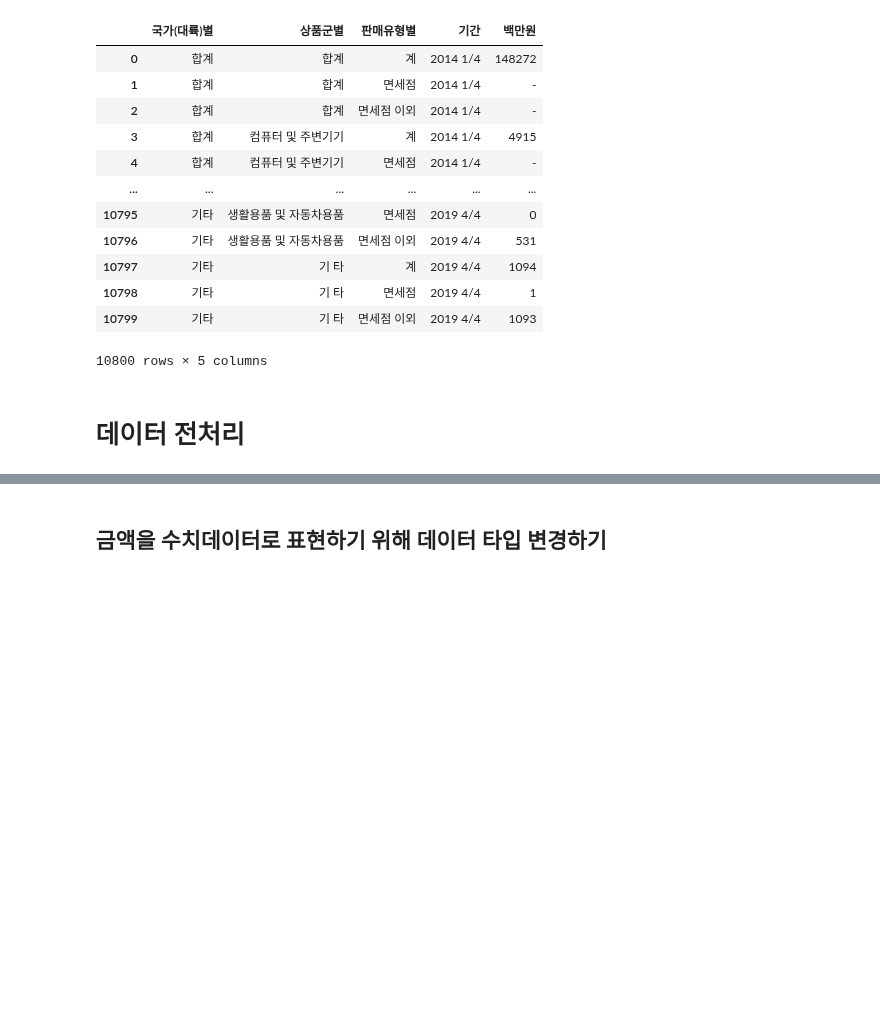
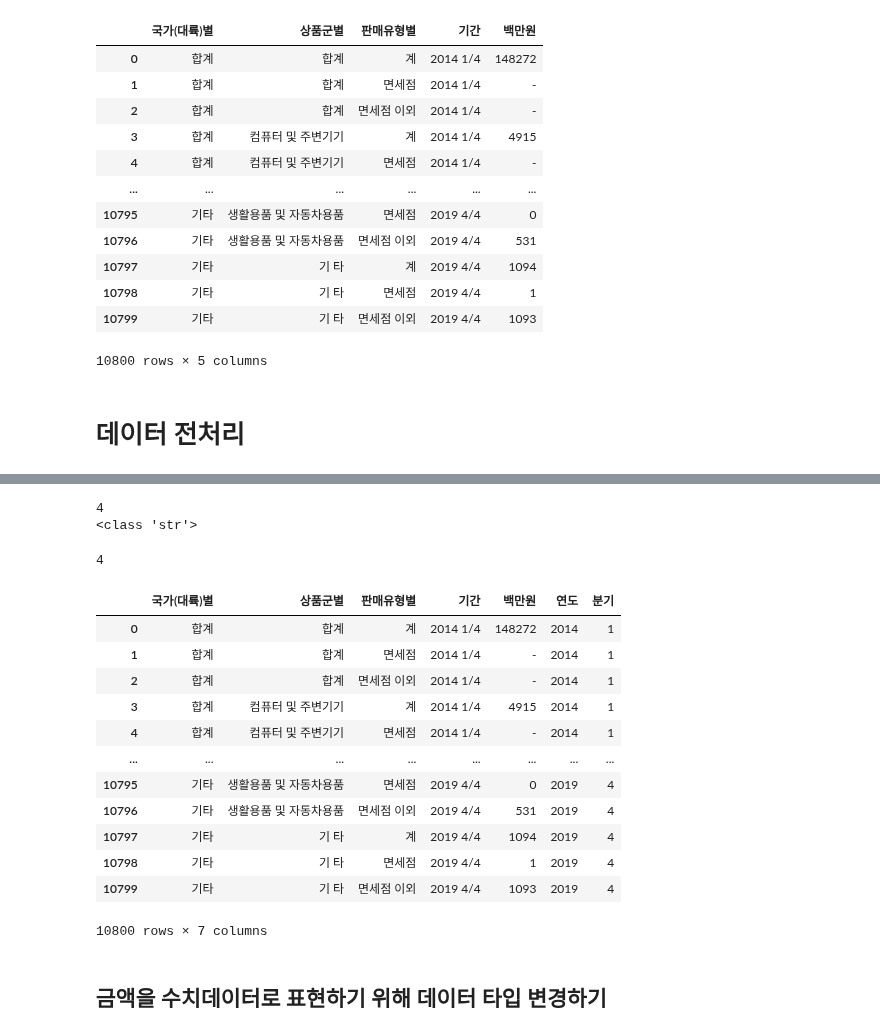
Before and after one commit to tree698/Data_Analysis, a Jupyter notebook: 3. K-beauty/K-beauty.ipynb, the cells around one changed output, grey strips where cells are left out. Cells and saved outputs as stored; diff of their text form; code cells hidden in the pictures; blank space fills up the shorter version.

```diff
--- a/3. K-beauty/K-beauty.ipynb
+++ b/3. K-beauty/K-beauty.ipynb
@@ -151,0 +160,5 @@ df
+# %%
+# 기간에서 연도를 분리하여 수치형 데이터로 만들고, 연도 컬럼을 만들어 넣기
+
+df["연도"] = df["기간"].map(lambda x : int(x.split()[0]))
+df
@@ -152,3 +179,32 @@ df
+# %%
+df["기간"]
+
+print("2019 4/4".split()[1].split("/")[0])
+print(type("2019 4/4".split()[1].split("/")[0]))
+int("2019 4/4".split()[1].split("/")[0])
+# %% [output]
+4
+<class 'str'>
+4
+# %%
+# 기간에서 분기를 분리하여 수치형 데이터로 만들고, 분기 컬럼을 만들어 넣기
+
+df["분기"] = df["기간"].map(lambda x : int(x.split()[1].split("/")[0]))
+df
+# %% [output]
+|  | 국가(대륙)별 | 상품군별 | 판매유형별 | 기간 | 백만원 | 연도 | 분기 |
+| 0 | 합계 | 합계 | 계 | 2014 1/4 | 148272 | 2014 | 1 |
+| 1 | 합계 | 합계 | 면세점 | 2014 1/4 | - | 2014 | 1 |
+| 2 | 합계 | 합계 | 면세점 이외 | 2014 1/4 | - | 2014 | 1 |
+| 3 | 합계 | 컴퓨터 및 주변기기 | 계 | 2014 1/4 | 4915 | 2014 | 1 |
+| 4 | 합계 | 컴퓨터 및 주변기기 | 면세점 | 2014 1/4 | - | 2014 | 1 |
+| ... | ... | ... | ... | ... | ... | ... | ... |
+| 10795 | 기타 | 생활용품 및 자동차용품 | 면세점 | 2019 4/4 | 0 | 2019 | 4 |
+| 10796 | 기타 | 생활용품 및 자동차용품 | 면세점 이외 | 2019 4/4 | 531 | 2019 | 4 |
+| 10797 | 기타 | 기 타 | 계 | 2019 4/4 | 1094 | 2019 | 4 |
+| 10798 | 기타 | 기 타 | 면세점 | 2019 4/4 | 1 | 2019 | 4 |
+| 10799 | 기타 | 기 타 | 면세점 이외 | 2019 4/4 | 1093 | 2019 | 4 |
+10800 rows × 7 columns
 # %% [markdown]
 ## 금액을 수치데이터로 표현하기 위해 데이터 타입 변경하기
 # %%
```
Also changed, not shown: parts of 11 cells of this notebook.
